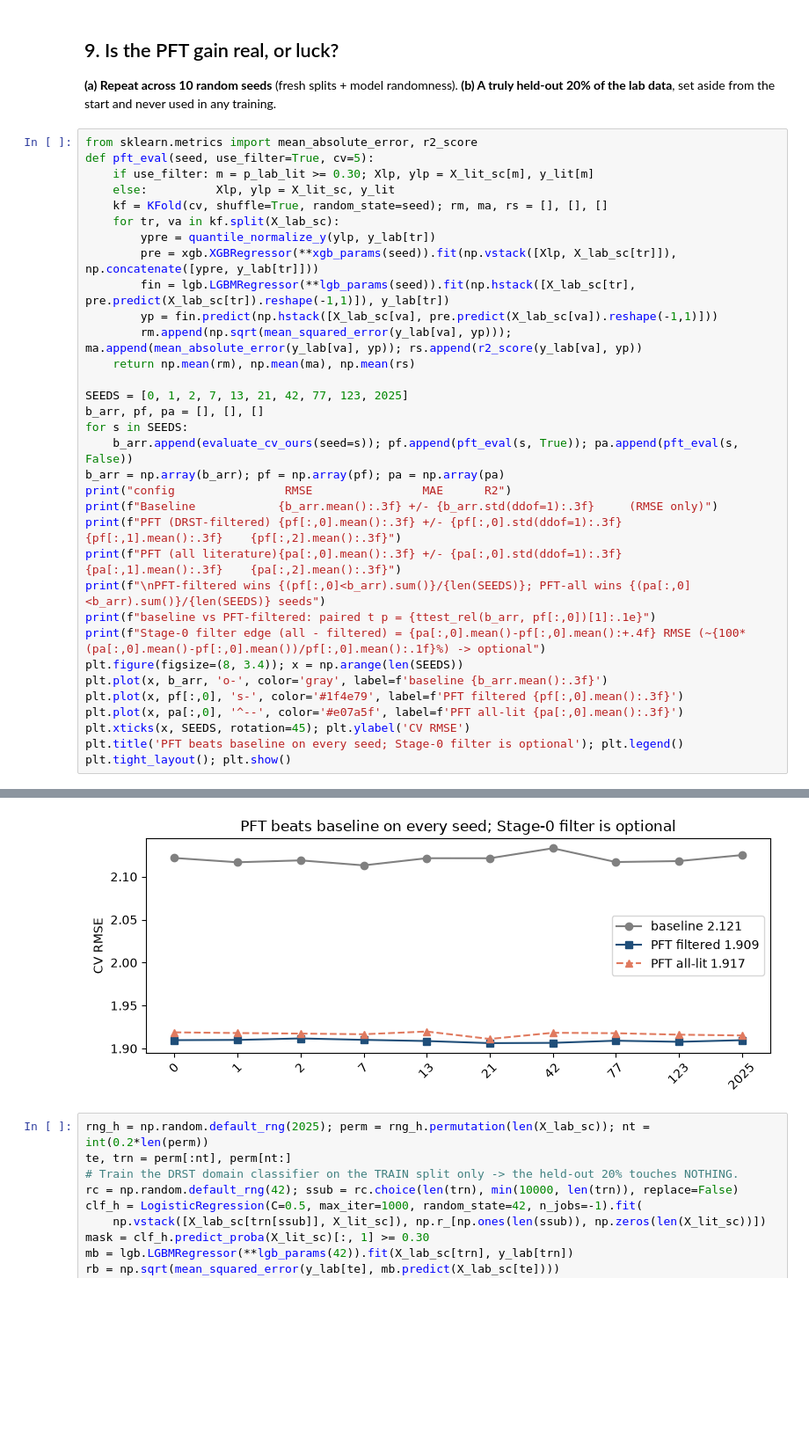
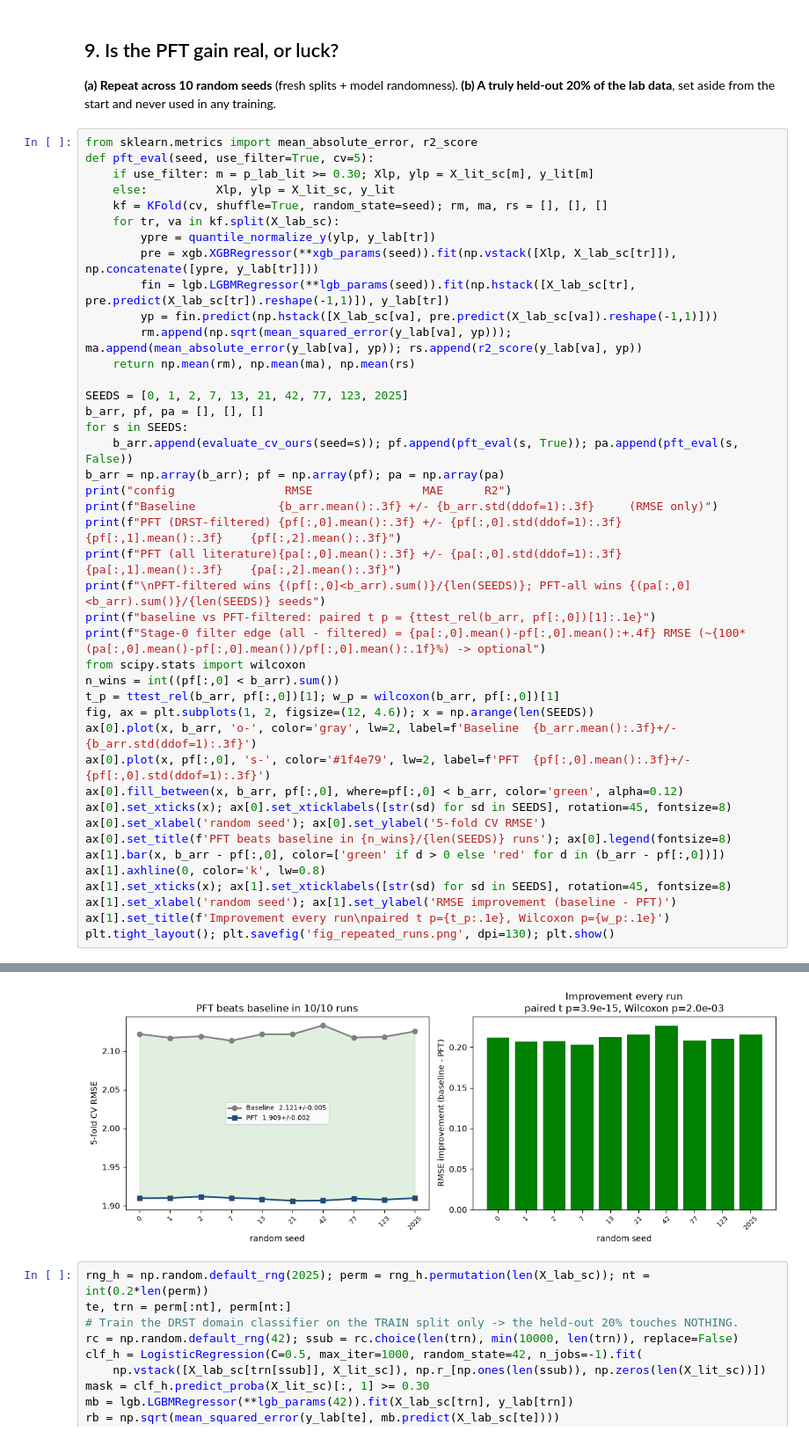
Before and after one commit to ParthN9i4/OCM-Dataset-JAIST, a Jupyter notebook: ocm_methodology.ipynb, the cells around one changed output, grey strips where cells are left out. Shown at 88% size. Cells and saved outputs as stored; diff of their text form; blank space fills up the shorter version.

```diff
--- a/ocm_methodology.ipynb
+++ b/ocm_methodology.ipynb
@@ -230,41 +349,50 @@ def pft_eval(seed, use_filter=True, cv=5):
     kf = KFold(cv, shuffle=True, random_state=seed); rm, ma, rs = [], [], []
     for tr, va in kf.split(X_lab_sc):
         ypre = quantile_normalize_y(ylp, y_lab[tr])
         pre = xgb.XGBRegressor(**xgb_params(seed)).fit(np.vstack([Xlp, X_lab_sc[tr]]), np.concatenate([ypre, y_lab[tr]]))
         fin = lgb.LGBMRegressor(**lgb_params(seed)).fit(np.hstack([X_lab_sc[tr], pre.predict(X_lab_sc[tr]).reshape(-1,1)]), y_lab[tr])
         yp = fin.predict(np.hstack([X_lab_sc[va], pre.predict(X_lab_sc[va]).reshape(-1,1)]))
         rm.append(np.sqrt(mean_squared_error(y_lab[va], yp))); ma.append(mean_absolute_error(y_lab[va], yp)); rs.append(r2_score(y_lab[va], yp))
     return np.mean(rm), np.mean(ma), np.mean(rs)
 
 SEEDS = [0, 1, 2, 7, 13, 21, 42, 77, 123, 2025]
 b_arr, pf, pa = [], [], []
 for s in SEEDS:
     b_arr.append(evaluate_cv_ours(seed=s)); pf.append(pft_eval(s, True)); pa.append(pft_eval(s, False))
 b_arr = np.array(b_arr); pf = np.array(pf); pa = np.array(pa)
 print("config                RMSE                MAE      R2")
 print(f"Baseline            {b_arr.mean():.3f} +/- {b_arr.std(ddof=1):.3f}     (RMSE only)")
 print(f"PFT (DRST-filtered) {pf[:,0].mean():.3f} +/- {pf[:,0].std(ddof=1):.3f}   {pf[:,1].mean():.3f}    {pf[:,2].mean():.3f}")
 print(f"PFT (all literature){pa[:,0].mean():.3f} +/- {pa[:,0].std(ddof=1):.3f}   {pa[:,1].mean():.3f}    {pa[:,2].mean():.3f}")
 print(f"\nPFT-filtered wins {(pf[:,0]<b_arr).sum()}/{len(SEEDS)}; PFT-all wins {(pa[:,0]<b_arr).sum()}/{len(SEEDS)} seeds")
 print(f"baseline vs PFT-filtered: paired t p = {ttest_rel(b_arr, pf[:,0])[1]:.1e}")
 print(f"Stage-0 filter edge (all - filtered) = {pa[:,0].mean()-pf[:,0].mean():+.4f} RMSE (~{100*(pa[:,0].mean()-pf[:,0].mean())/pf[:,0].mean():.1f}%) -> optional")
-plt.figure(figsize=(8, 3.4)); x = np.arange(len(SEEDS))
-plt.plot(x, b_arr, 'o-', color='gray', label=f'baseline {b_arr.mean():.3f}')
-plt.plot(x, pf[:,0], 's-', color='#1f4e79', label=f'PFT filtered {pf[:,0].mean():.3f}')
-plt.plot(x, pa[:,0], '^--', color='#e07a5f', label=f'PFT all-lit {pa[:,0].mean():.3f}')
-plt.xticks(x, SEEDS, rotation=45); plt.ylabel('CV RMSE')
-plt.title('PFT beats baseline on every seed; Stage-0 filter is optional'); plt.legend()
-plt.tight_layout(); plt.show()
+from scipy.stats import wilcoxon
+n_wins = int((pf[:,0] < b_arr).sum())
+t_p = ttest_rel(b_arr, pf[:,0])[1]; w_p = wilcoxon(b_arr, pf[:,0])[1]
+fig, ax = plt.subplots(1, 2, figsize=(12, 4.6)); x = np.arange(len(SEEDS))
+ax[0].plot(x, b_arr, 'o-', color='gray', lw=2, label=f'Baseline  {b_arr.mean():.3f}+/-{b_arr.std(ddof=1):.3f}')
+ax[0].plot(x, pf[:,0], 's-', color='#1f4e79', lw=2, label=f'PFT  {pf[:,0].mean():.3f}+/-{pf[:,0].std(ddof=1):.3f}')
+ax[0].fill_between(x, b_arr, pf[:,0], where=pf[:,0] < b_arr, color='green', alpha=0.12)
+ax[0].set_xticks(x); ax[0].set_xticklabels([str(sd) for sd in SEEDS], rotation=45, fontsize=8)
+ax[0].set_xlabel('random seed'); ax[0].set_ylabel('5-fold CV RMSE')
+ax[0].set_title(f'PFT beats baseline in {n_wins}/{len(SEEDS)} runs'); ax[0].legend(fontsize=8)
+ax[1].bar(x, b_arr - pf[:,0], color=['green' if d > 0 else 'red' for d in (b_arr - pf[:,0])])
+ax[1].axhline(0, color='k', lw=0.8)
+ax[1].set_xticks(x); ax[1].set_xticklabels([str(sd) for sd in SEEDS], rotation=45, fontsize=8)
+ax[1].set_xlabel('random seed'); ax[1].set_ylabel('RMSE improvement (baseline - PFT)')
+ax[1].set_title(f'Improvement every run\npaired t p={t_p:.1e}, Wilcoxon p={w_p:.1e}')
+plt.tight_layout(); plt.savefig('fig_repeated_runs.png', dpi=130); plt.show()
 # %% [output]
 config                RMSE                MAE      R2
 Baseline            2.121 +/- 0.005     (RMSE only)
 PFT (DRST-filtered) 1.909 +/- 0.002   1.386    0.765
 PFT (all literature)1.917 +/- 0.002   1.395    0.763
 
 PFT-filtered wins 10/10; PFT-all wins 10/10 seeds
 baseline vs PFT-filtered: paired t p = 3.9e-15
 Stage-0 filter edge (all - filtered) = +0.0079 RMSE (~0.4%) -> optional
-[figure, old version]
+[figure, new version]
 # %%
 rng_h = np.random.default_rng(2025); perm = rng_h.permutation(len(X_lab_sc)); nt = int(0.2*len(perm))
 te, trn = perm[:nt], perm[nt:]
```
Also changed, not shown: parts of 9 cells of this notebook, 10 other files.
